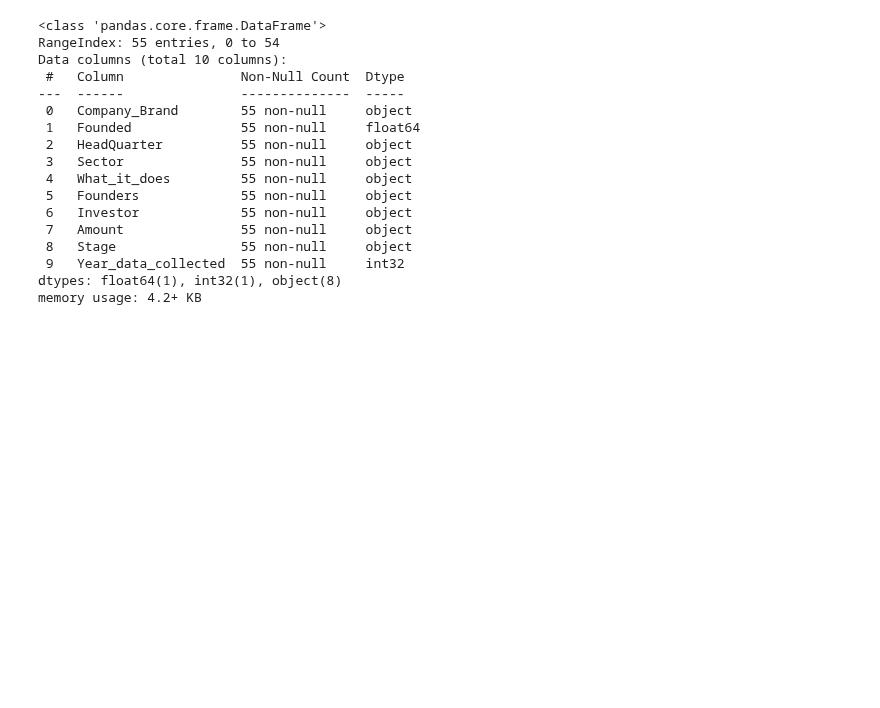
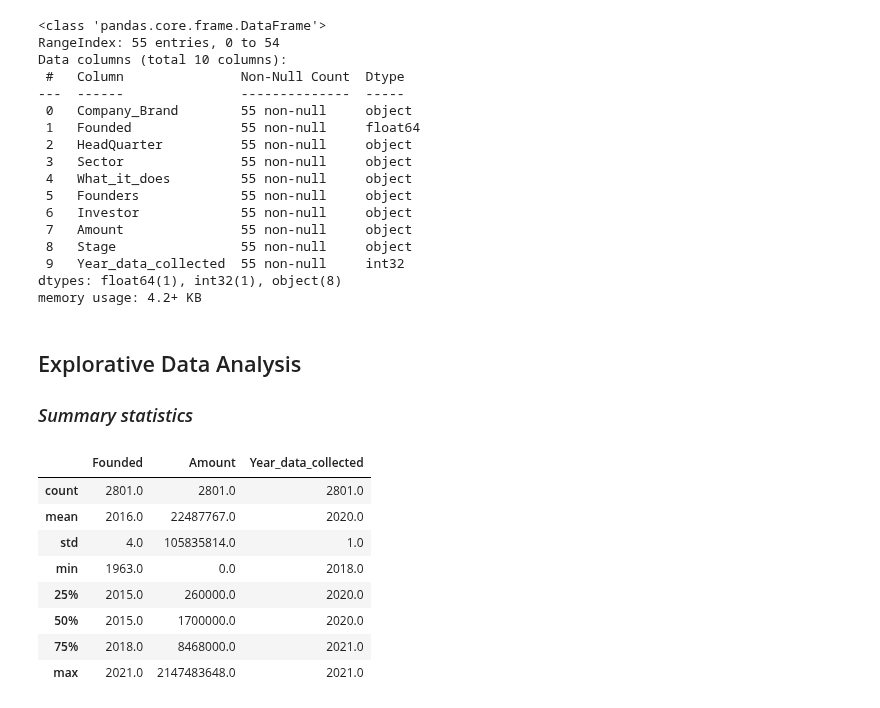
Before and after one commit to GeGe-K/Startup-Ecosystem, a Jupyter notebook: jupyter.ipynb, the cells around one changed output. Cells and saved outputs as stored; diff of their text form; code cells hidden in the pictures; blank space fills up the shorter version.

Commit message:
Explorative Data Analysis

```diff
--- a/jupyter.ipynb
+++ b/jupyter.ipynb
@@ -2077,3 +2077,19 @@ full_data['HeadQuarter'] = full_data['HeadQuarter'].str.split(',').str[0]
 # %%
 # Grouping by a single column
 grouped_single = df.groupby('HeadQuarter')
+# %% [markdown]
+## Explorative Data Analysis
+
+### *Summary statistics*
+# %%
+full_data.describe().round(0)
+# %% [output]
+|  | Founded | Amount | Year_data_collected |
+| count | 2801.0 | 2801.0 | 2801.0 |
+| mean | 2016.0 | 22487767.0 | 2020.0 |
+| std | 4.0 | 105835814.0 | 1.0 |
+| min | 1963.0 | 0.0 | 2018.0 |
+| 25% | 2015.0 | 260000.0 | 2020.0 |
+| 50% | 2015.0 | 1700000.0 | 2020.0 |
+| 75% | 2018.0 | 8468000.0 | 2021.0 |
+| max | 2021.0 | 2147483648.0 | 2021.0 |
```
Also changed, not shown: parts of 4 cells of this notebook.
